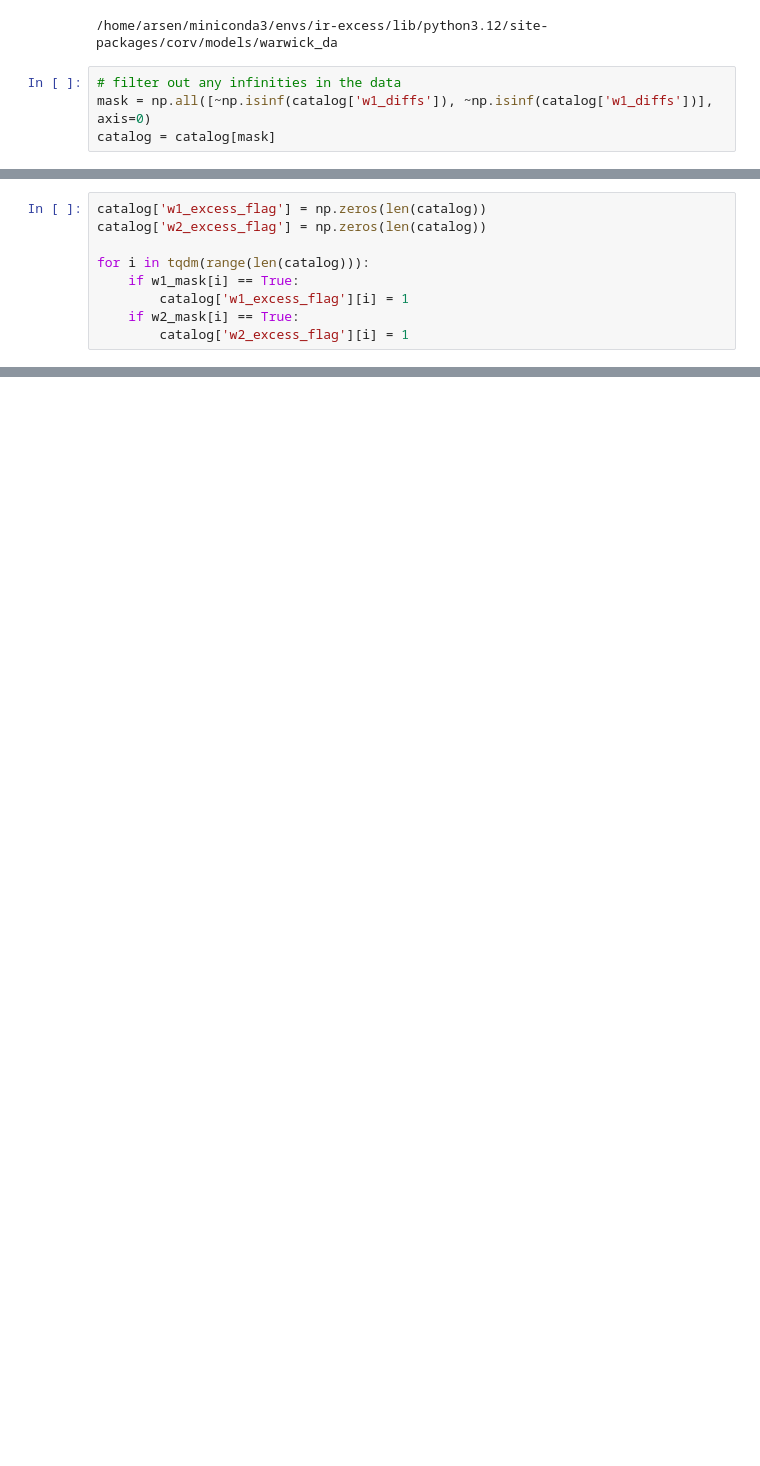
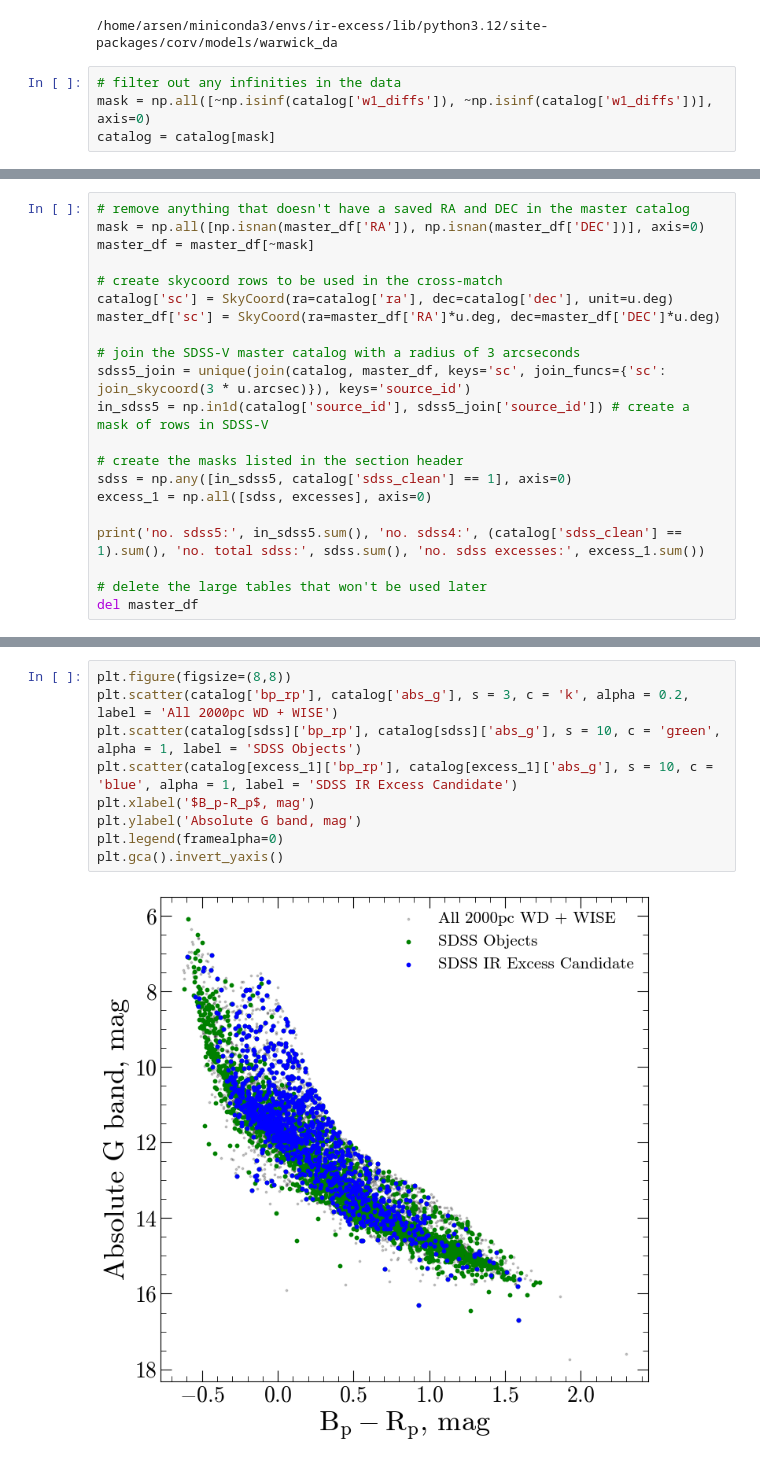
Before and after one commit to stefanarseneau/debris-disks, a Jupyter notebook: 01_gaia_excess.ipynb, the cells around one changed output, grey strips where cells are left out. Drawn from its saved outputs; the diff is of its cells as text; blank space fills up the shorter version.

```diff
--- a/01_gaia_excess.ipynb
+++ b/01_gaia_excess.ipynb
@@ -355,9 +336,0 @@ array([False, False,  True, ..., False, False, False])
-# %%
-catalog['w1_excess_flag'] = np.zeros(len(catalog))
-catalog['w2_excess_flag'] = np.zeros(len(catalog))
-
-for i in tqdm(range(len(catalog))):
-    if w1_mask[i] == True:
-        catalog['w1_excess_flag'][i] = 1
-    if w2_mask[i] == True:
-        catalog['w2_excess_flag'][i] = 1
@@ -365,0 +362,21 @@ catalog.write('data/possible_ir_excess.fits', overwrite=True)
+# %%
+# remove anything that doesn't have a saved RA and DEC in the master catalog
+mask = np.all([np.isnan(master_df['RA']), np.isnan(master_df['DEC'])], axis=0)
+master_df = master_df[~mask]
+
+# create skycoord rows to be used in the cross-match
+catalog['sc'] = SkyCoord(ra=catalog['ra'], dec=catalog['dec'], unit=u.deg)
+master_df['sc'] = SkyCoord(ra=master_df['RA']*u.deg, dec=master_df['DEC']*u.deg)
+
+# join the SDSS-V master catalog with a radius of 3 arcseconds
+sdss5_join = unique(join(catalog, master_df, keys='sc', join_funcs={'sc': join_skycoord(3 * u.arcsec)}), keys='source_id')
+in_sdss5 = np.in1d(catalog['source_id'], sdss5_join['source_id']) # create a mask of rows in SDSS-V
+
+# create the masks listed in the section header
+sdss = np.any([in_sdss5, catalog['sdss_clean'] == 1], axis=0)
+excess_1 = np.all([sdss, excesses], axis=0)
+
+print('no. sdss5:', in_sdss5.sum(), 'no. sdss4:', (catalog['sdss_clean'] == 1).sum(), 'no. total sdss:', sdss.sum(), 'no. sdss excesses:', excess_1.sum())
+
+# delete the large tables that won't be used later
+del master_df
@@ -365,0 +385,11 @@ catalog.write('data/possible_ir_excess.fits', overwrite=True)
+# %%
+plt.figure(figsize=(8,8))
+plt.scatter(catalog['bp_rp'], catalog['abs_g'], s = 3, c = 'k', alpha = 0.2, label = 'All 2000pc WD + WISE')
+plt.scatter(catalog[sdss]['bp_rp'], catalog[sdss]['abs_g'], s = 10, c = 'green', alpha = 1, label = 'SDSS Objects')
+plt.scatter(catalog[excess_1]['bp_rp'], catalog[excess_1]['abs_g'], s = 10, c = 'blue', alpha = 1, label = 'SDSS IR Excess Candidate')
+plt.xlabel('$B_p-R_p$, mag')
+plt.ylabel('Absolute G band, mag')
+plt.legend(framealpha=0)
+plt.gca().invert_yaxis()
+# %% [output]
+[figure, added]
```
Also changed, not shown: parts of 36 cells of this notebook, 10 other files.
